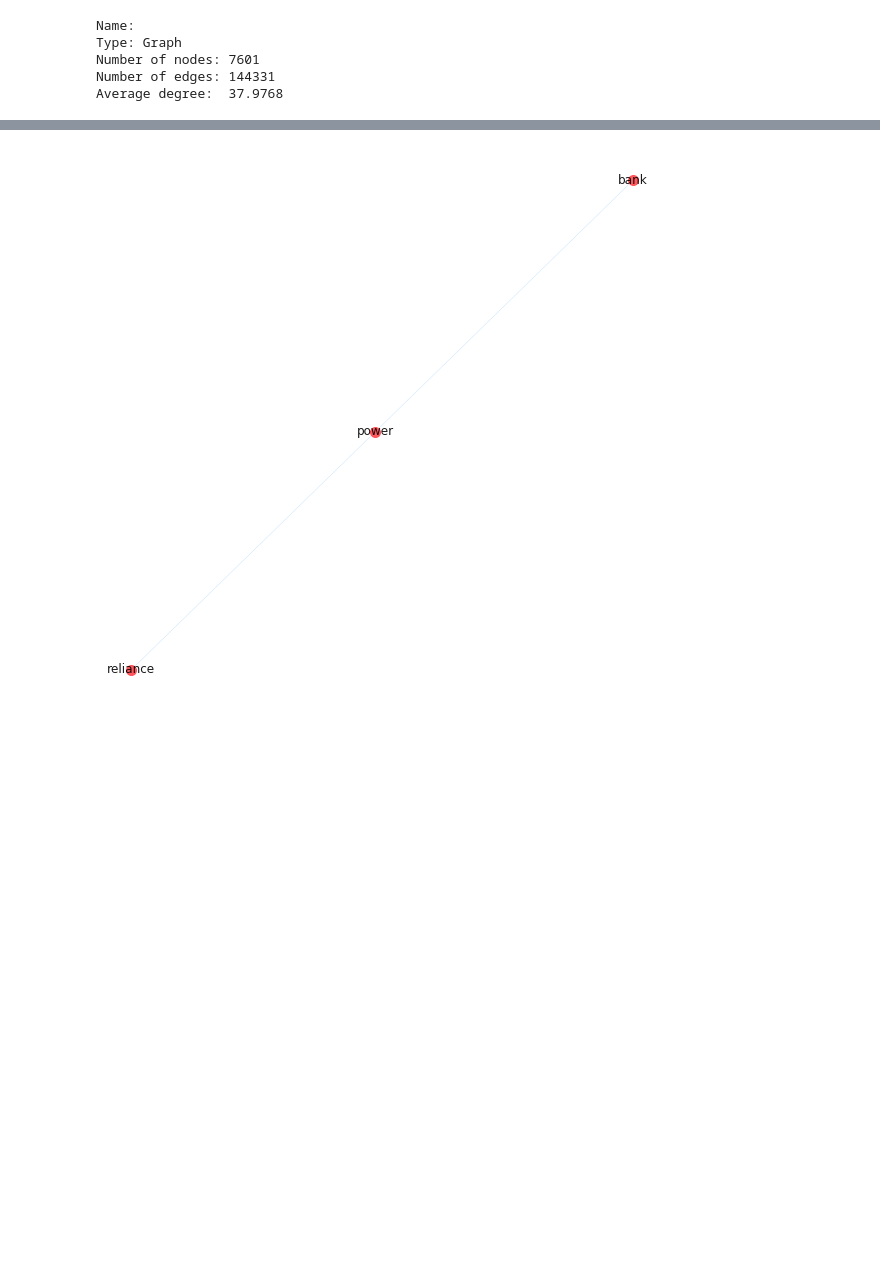
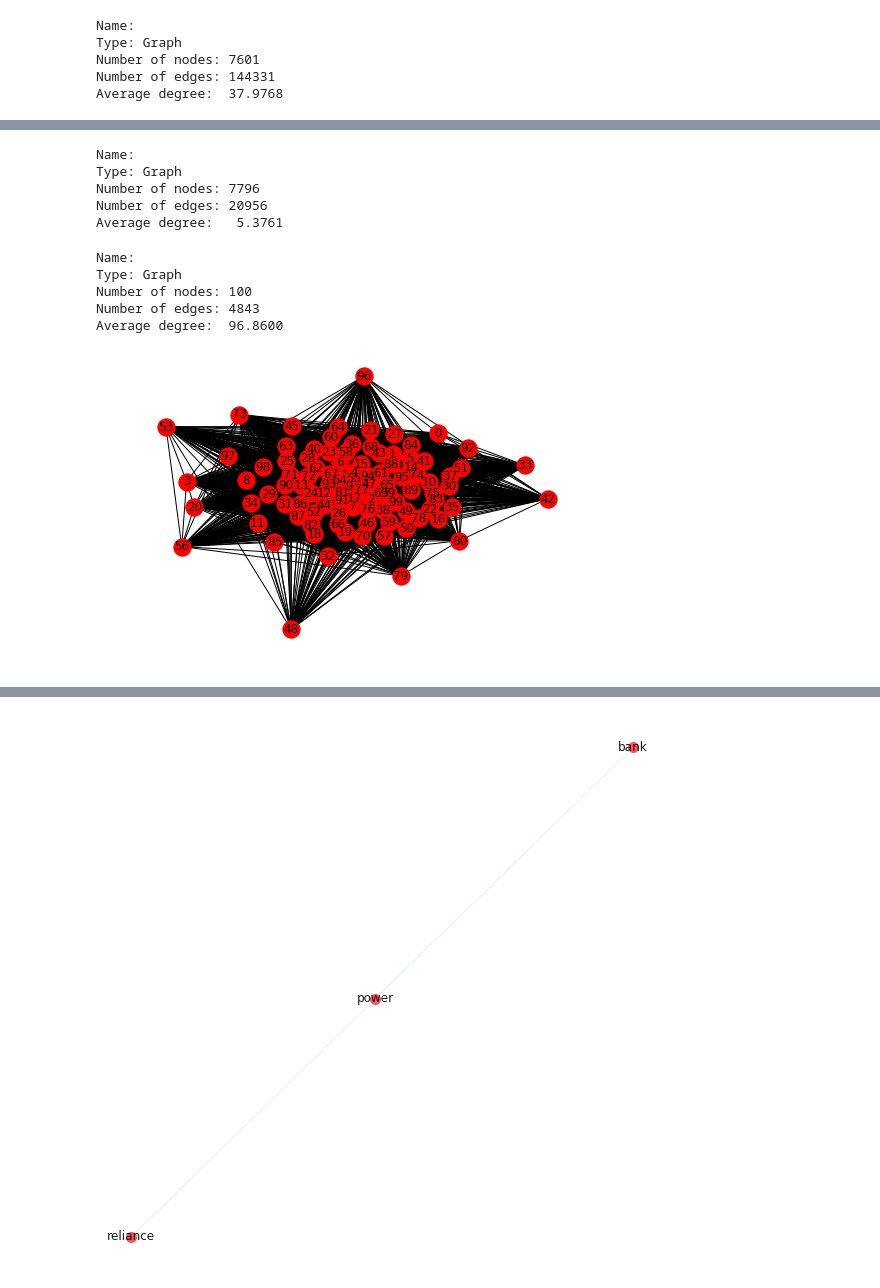
Before and after one commit to rkcatipon/Content-Analysis-2020, a Jupyter notebook: week-5/5-HW-Response.ipynb, the cells around one changed output, grey strips where cells are left out. Cells and saved outputs as stored; diff of their text form; code cells hidden in the pictures; blank space fills up the shorter version.

```diff
--- a/week-5/5-HW-Response.ipynb
+++ b/week-5/5-HW-Response.ipynb
@@ -143,0 +158,5 @@ plt.savefig("test.png")
+# %%
+# feature extraction and vectorization of tokenized text
+import sklearn.feature_extraction
+sampleVectorizer = sklearn.feature_extraction.text.CountVectorizer(tokenizer = tokenize)
+sampleVects_incidence = sampleVectorizer.fit_transform(sample_data['Text'])
@@ -143,0 +171,17 @@ plt.savefig("test.png")
+# %%
+g_2mode = nx.Graph()
+
+#define all the nodes
+g_2mode.add_nodes_from((sampleVectorizer.get_feature_names()[i] for i in range(sampleVects_incidence.shape[1])), bipartite = 'word')
+g_2mode.add_nodes_from(range(sampleVects_incidence.shape[0]), bipartite = 'doc')
+
+#add all the edges
+g_2mode.add_edges_from(((d, sampleVectorizer.get_feature_names()[w], {'weight' : sampleVects_incidence[d, w]}) for d, w in zip(*sampleVects_incidence.nonzero())))
+# %%
+print(nx.info(g_2mode))
+# %% [output]
+Name:
+Type: Graph
+Number of nodes: 7796
+Number of edges: 20956
+Average degree:   5.3761
@@ -143,0 +191,26 @@ plt.savefig("test.png")
+# %%
+# Function to create two networks
+def contractNetwork(g, targetType):
+    g_mono = nx.Graph()
+    g_mono.add_nodes_from(((n, d) for n, d in g_2mode.nodes(data = True) if d['bipartite'] == targetType))
+
+    for n_outside in (n for n, d in g_2mode.nodes(data = True) if d['bipartite'] != targetType):
+        neighbors = list((n for n in g.neighbors(n_outside) if g.nodes[n]['bipartite'] == targetType))
+        for i, n1 in enumerate(neighbors):
+            for n2 in neighbors[i+1:]:
+                try:
+                    g_mono.edges[n1, n2]['weight'] += 1
+                except KeyError:
+                    g_mono.add_edge(n1, n2, weight = 1)
+    return g_mono
+# %%
+gDoc = contractNetwork(g_2mode, 'doc')
+
+# I would be curious to see if this brings about any document to document connection
+print(nx.info(gDoc))
+# %% [output]
+Name:
+Type: Graph
+Number of nodes: 100
+Number of edges: 4843
+Average degree:  96.8600
@@ -143,0 +219,6 @@ plt.savefig("test.png")
+# %%
+# edge weight distinguish model distance
+layout = nx.spring_layout(gDoc, k = 1/3, weight='weight', iterations= 50)
+nx.draw(gDoc, pos = layout, labels = {n:n for n in gDoc.nodes()}) #Getting labels is a bit annoying
+# %% [output]
+[figure, added]
```
Also changed, not shown: parts of 26 cells of this notebook.
